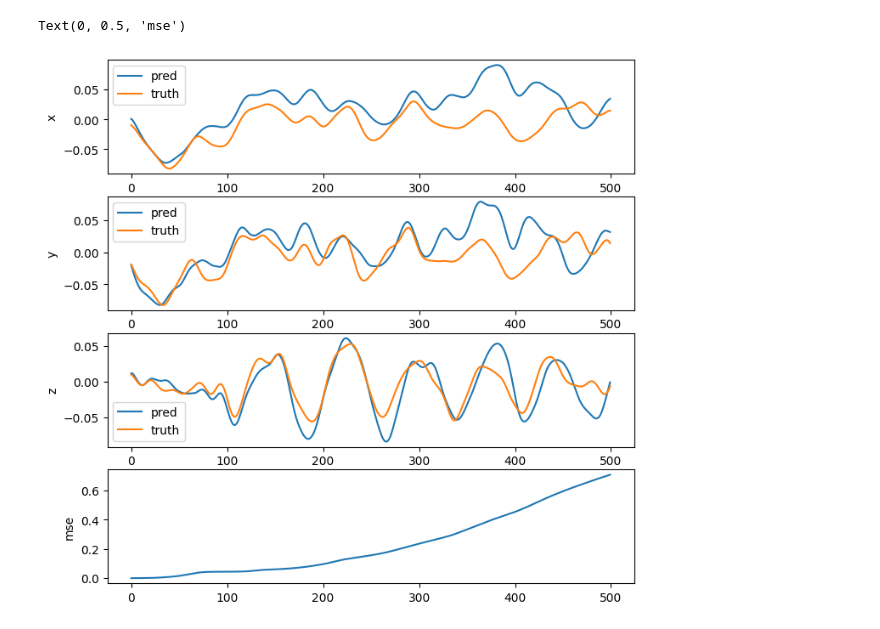
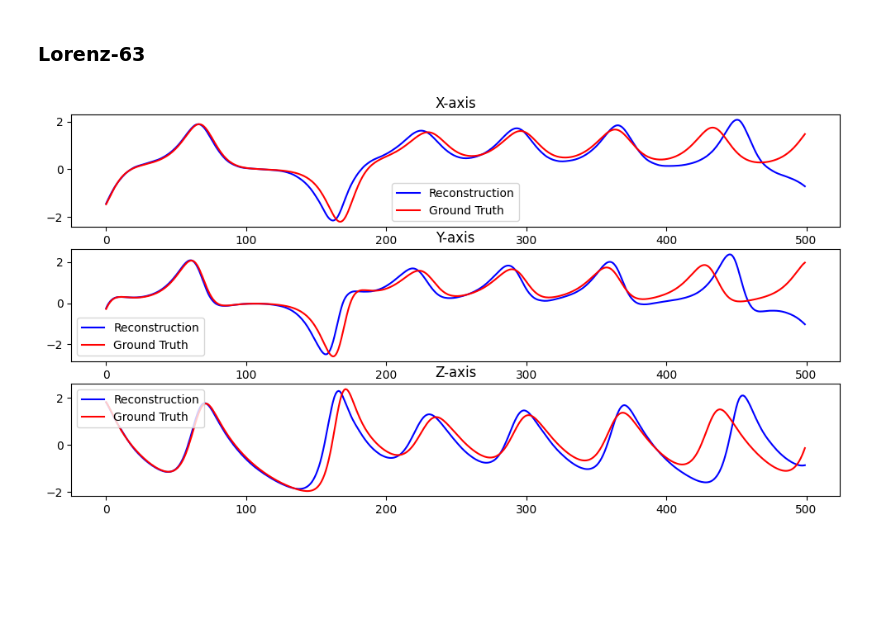
Before and after one commit to HeyuanChi/DSML_final, a Jupyter notebook: demo.ipynb, the cells around one changed output. Drawn from its saved outputs; the diff is of its cells as text; code cells hidden in the pictures; blank space fills up the shorter version.

```diff
--- a/demo.ipynb
+++ b/demo.ipynb
@@ -9,0 +11,2 @@ from psd import power_spectrum_error, get_average_spectrum
+# %% [markdown]
+### Lorenz-63
@@ -34,21 +36,21 @@ output_steps = 500
 dataset = CustomDataset(test_data, input_length=input_length, output_length=output_steps)
 data_loader = BatchSampler(dataset, 1000)
 x, y = data_loader()
-test = np.load('./data/lorenz63_test.npy')
+
+model = TimeSeriesTransformer(input_dim, d_model, nhead, num_encoder_layers, num_decoder_layers, dim_feedforward, dropout, output_dim)
+model.load_state_dict(torch.load(f'./model63.pth', weights_only=True))
 pred = inference(model, x, input_length=input_length, output_length=output_length, output_steps=output_steps)
+# %%
+true_data = y[:, 1:, :].numpy()
+pred_data = pred[:, input_length:, :]
 # %%
-fig, axes = plt.subplots(4, figsize=(8,8))
-ylabel = ['x', 'y', 'z']
+fig, axes = plt.subplots(3, figsize=(12,6))
+ylabel = ['X', 'Y', 'Z']
+idx = 100
 for i in range(3):
-    axes[i].plot(pred[:, input_length:, i].mean(0), label='pred')
-    axes[i].plot(y[:, 1:, i].mean(0), label='truth')
-    axes[i].set_ylabel(ylabel[i])
+    axes[i].plot(pred_data[idx, :, i], c='b', label='Reconstruction')
+    axes[i].plot(true_data[idx, :, i], c='r', label='Ground Truth')
+    axes[i].set_title(ylabel[i]+'-axis')
     axes[i].legend()
-
-se = ((pred[:, input_length:]-y[:, 1:].numpy()) ** 2).mean(0)
-mse = [se[:j].mean() for j in range(1, output_steps+1)]
-axes[3].plot(mse)
-axes[3].set_ylabel("mse")
 # %% [output]
-Text(0, 0.5, 'mse')
-[figure, old version]
+[figure, new version]
```
Also changed, not shown: parts of 15 cells of this notebook, 3 other files.
